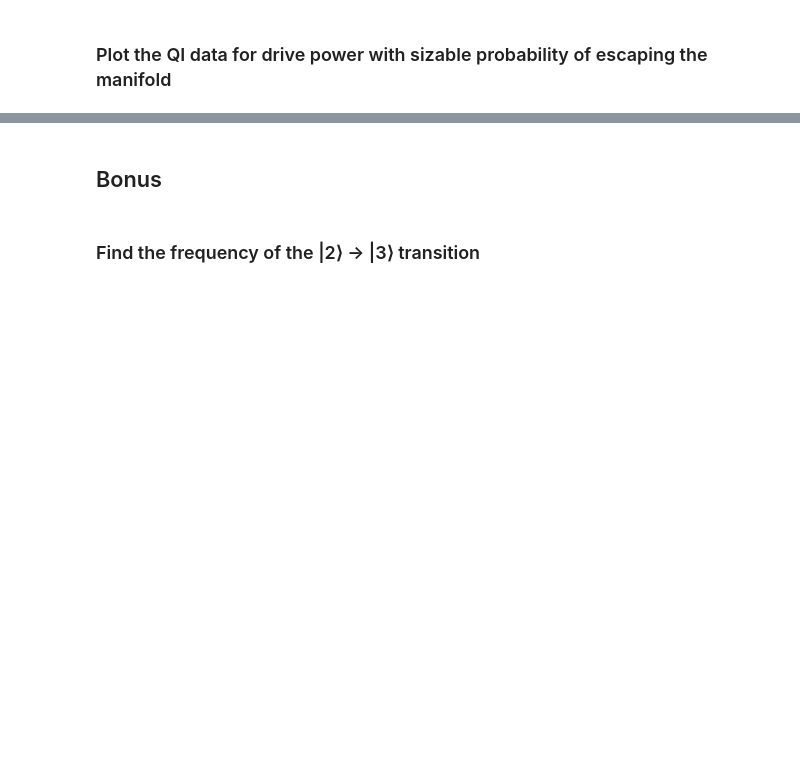
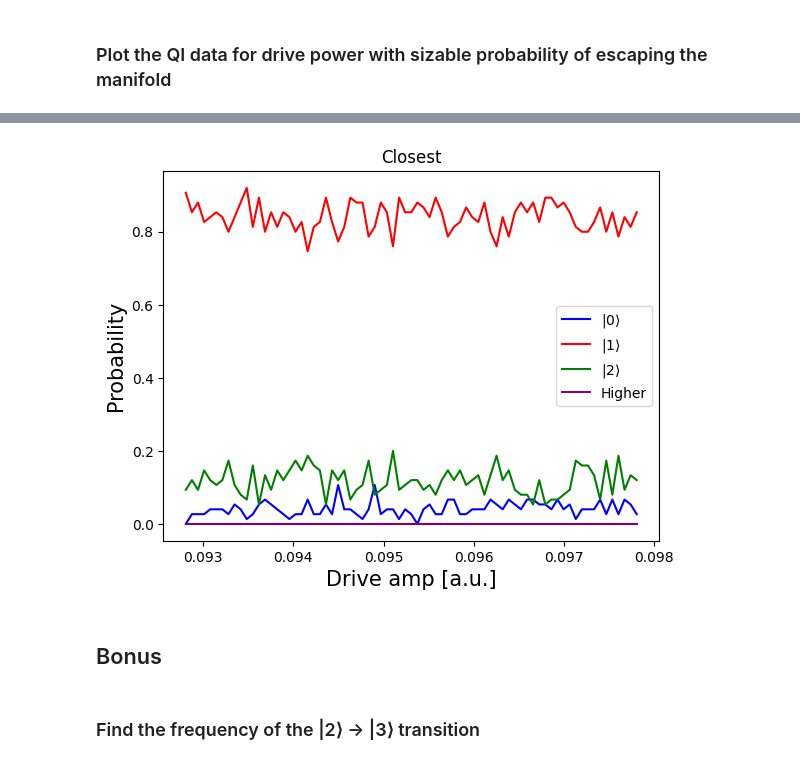
Before and after one commit to drewcurran/ECE396_Project, a Jupyter notebook: Beyond the Two-Level System.ipynb, the cells around one changed output, grey strips where cells are left out. Saved outputs shown, nothing was run; the diff lists cells and outputs as text; code cells hidden in the pictures; blank space fills up the shorter version.

```diff
--- a/Beyond the Two-Level System.ipynb
+++ b/Beyond the Two-Level System.ipynb
@@ -927,3 +987,32 @@ plt.show()
+# %%
+## plot probabilities
+
+zero_probabilities_closest = []
+one_probabilities_closest = []
+two_probabilities_closest = []
+higher_probabilities_closest = []
+for j in range(len(amp_classifications_closest)):
+    num_zero = np.count_nonzero(amp_classifications_closest[j] == 0)
+    zero_probabilities_closest.append(num_zero / num_rabi_points)
+    num_one = np.count_nonzero(amp_classifications_closest[j] == 1)
+    one_probabilities_closest.append(num_one / num_rabi_points)
+    num_two = np.count_nonzero(amp_classifications_closest[j] == 2)
+    two_probabilities_closest.append(num_two / num_rabi_points)
+    num_higher = np.count_nonzero(amp_classifications_closest[j] == -1)
+    higher_probabilities_closest.append(num_higher / num_rabi_points)
+
+plt.plot(drive_amps, zero_probabilities_closest, color='blue', label=r'$|0\rangle$')
+plt.plot(drive_amps, one_probabilities_closest, color='red', label=r'$|1\rangle$')
+plt.plot(drive_amps, two_probabilities_closest, color='green', label=r'$|2\rangle$')
+plt.plot(drive_amps, higher_probabilities_closest, color='purple', label='Higher')
+
+plt.title('Closest')
+plt.xlabel("Drive amp [a.u.]", fontsize=15)
+plt.ylabel("Probability", fontsize=15)
+plt.legend()
+plt.show()
+# %% [output]
+[figure, added]
 # %% [markdown]
 ## Bonus
 # %% [markdown]
```
Also changed, not shown: parts of 11 cells of this notebook.
